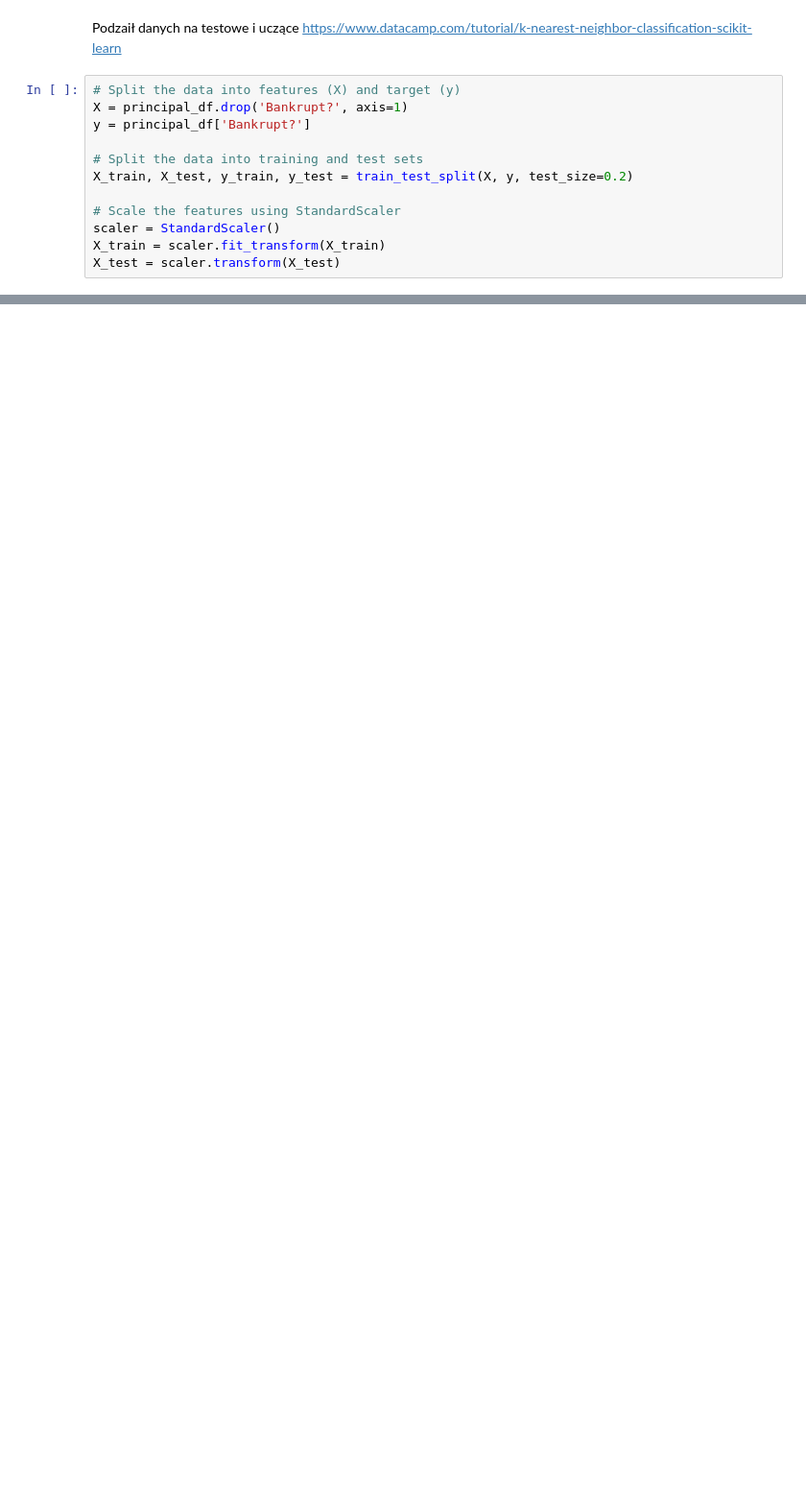
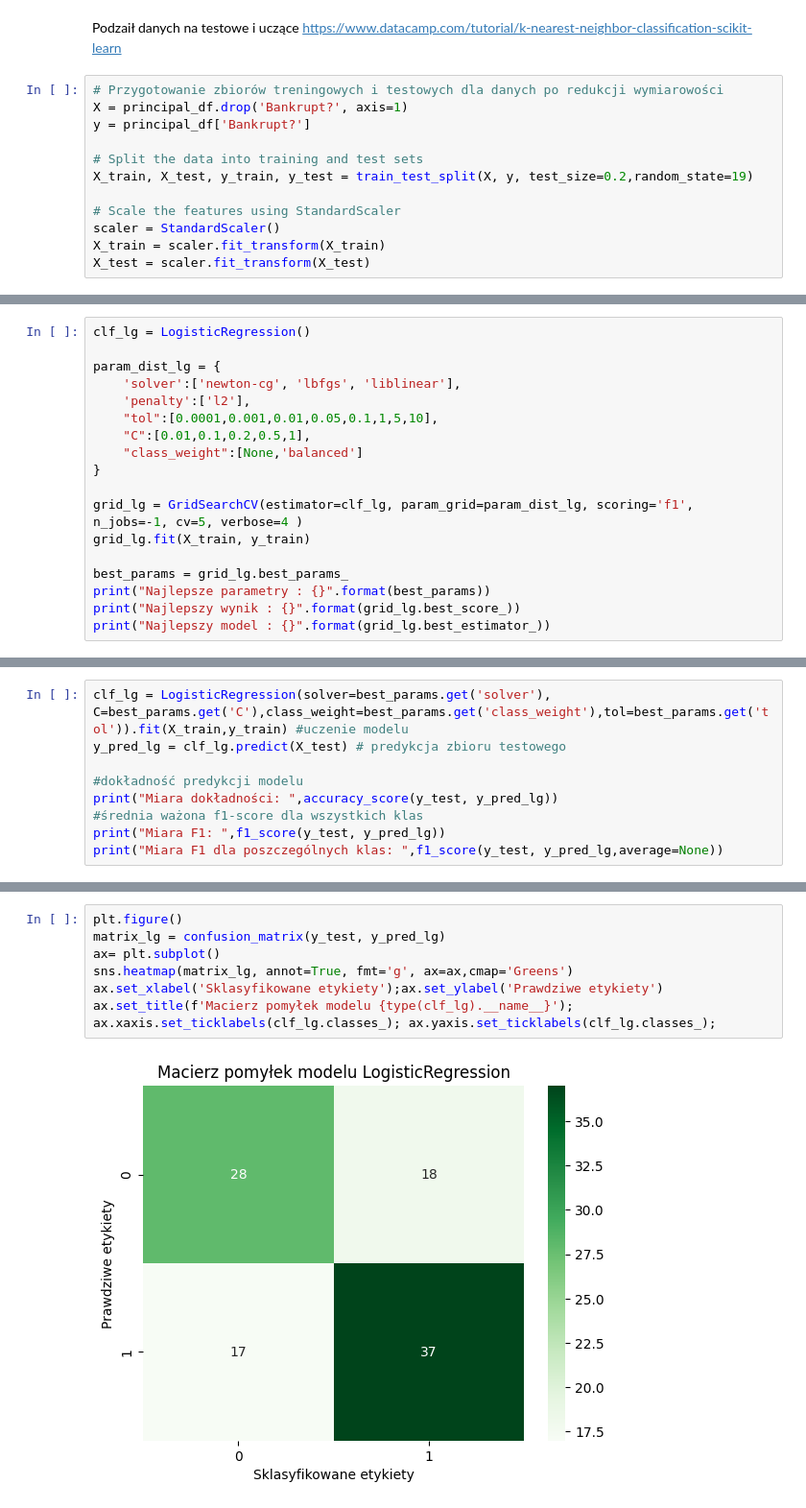
Before and after one commit to Igon78/PUM_Projekt, a Jupyter notebook: DataProcessing_Exploration/DataProcessing.ipynb, the cells around one changed output, grey strips where cells are left out. Shown at 96% size. Drawn from its saved outputs; the diff is of its cells as text; blank space fills up the shorter version.

```diff
--- a/DataProcessing_Exploration/DataProcessing.ipynb
+++ b/DataProcessing_Exploration/DataProcessing.ipynb
@@ -518,14 +571,14 @@ principal_df
 Podzaił danych na testowe i uczące
 https://www.datacamp.com/tutorial/k-nearest-neighbor-classification-scikit-learn
 # %%
-# Split the data into features (X) and target (y)
+# Przygotowanie zbiorów treningowych i testowych dla danych po redukcji wymiarowości
 X = principal_df.drop('Bankrupt?', axis=1)
 y = principal_df['Bankrupt?']
 
 # Split the data into training and test sets
-X_train, X_test, y_train, y_test = train_test_split(X, y, test_size=0.2)
+X_train, X_test, y_train, y_test = train_test_split(X, y, test_size=0.2,random_state=19)
 
 # Scale the features using StandardScaler
 scaler = StandardScaler()
 X_train = scaler.fit_transform(X_train)
-X_test = scaler.transform(X_test)
+X_test = scaler.fit_transform(X_test)
@@ -563,0 +605,18 @@ Szukanie wektórów własnych
+# %%
+clf_lg = LogisticRegression()
+
+param_dist_lg = {
+    'solver':['newton-cg', 'lbfgs', 'liblinear'],
+    'penalty':['l2'],
+    "tol":[0.0001,0.001,0.01,0.05,0.1,1,5,10],
+    "C":[0.01,0.1,0.2,0.5,1],
+    "class_weight":[None,'balanced']
+}
+
+grid_lg = GridSearchCV(estimator=clf_lg, param_grid=param_dist_lg, scoring='f1', n_jobs=-1, cv=5, verbose=4 )
+grid_lg.fit(X_train, y_train)
+
+best_params = grid_lg.best_params_
+print("Najlepsze parametry : {}".format(best_params))
+print("Najlepszy wynik : {}".format(grid_lg.best_score_))
+print("Najlepszy model : {}".format(grid_lg.best_estimator_))
@@ -563,0 +628,9 @@ Szukanie wektórów własnych
+# %%
+clf_lg = LogisticRegression(solver=best_params.get('solver'), C=best_params.get('C'),class_weight=best_params.get('class_weight'),tol=best_params.get('tol')).fit(X_train,y_train) #uczenie modelu
+y_pred_lg = clf_lg.predict(X_test) # predykcja zbioru testowego
+
+#dokładność predykcji modelu
+print("Miara dokładności: ",accuracy_score(y_test, y_pred_lg))
+#średnia ważona f1-score dla wszystkich klas
+print("Miara F1: ",f1_score(y_test, y_pred_lg))
+print("Miara F1 dla poszczególnych klas: ",f1_score(y_test, y_pred_lg,average=None))
@@ -563,0 +641,10 @@ Szukanie wektórów własnych
+# %%
+plt.figure()
+matrix_lg = confusion_matrix(y_test, y_pred_lg)
+ax= plt.subplot()
+sns.heatmap(matrix_lg, annot=True, fmt='g', ax=ax,cmap='Greens')
+ax.set_xlabel('Sklasyfikowane etykiety');ax.set_ylabel('Prawdziwe etykiety')
+ax.set_title(f'Macierz pomyłek modelu {type(clf_lg).__name__}');
+ax.xaxis.set_ticklabels(clf_lg.classes_); ax.yaxis.set_ticklabels(clf_lg.classes_);
+# %% [output]
+[figure, added]
```
Also changed, not shown: parts of 50 cells of this notebook.
